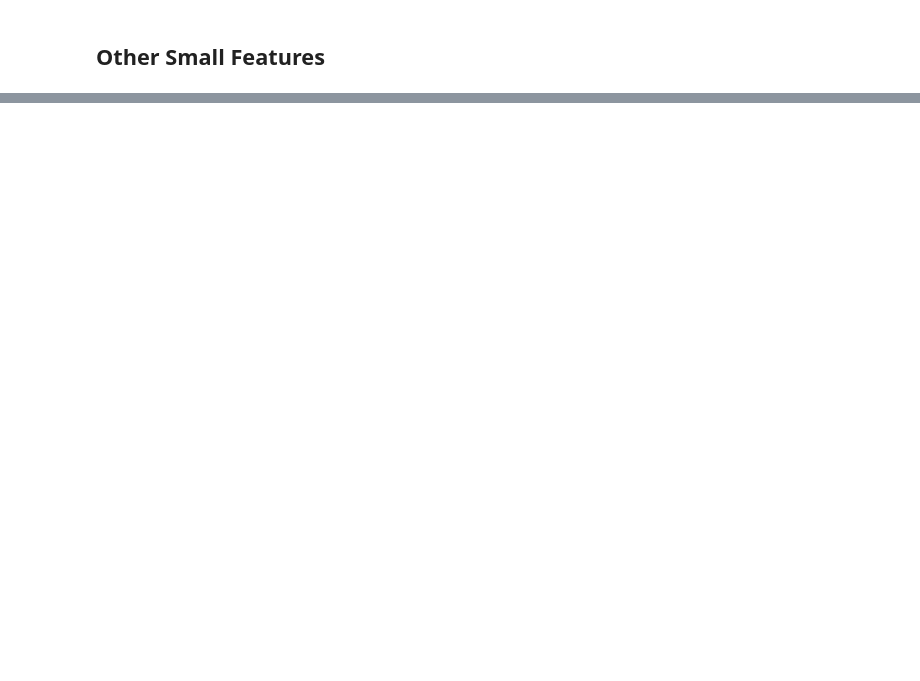
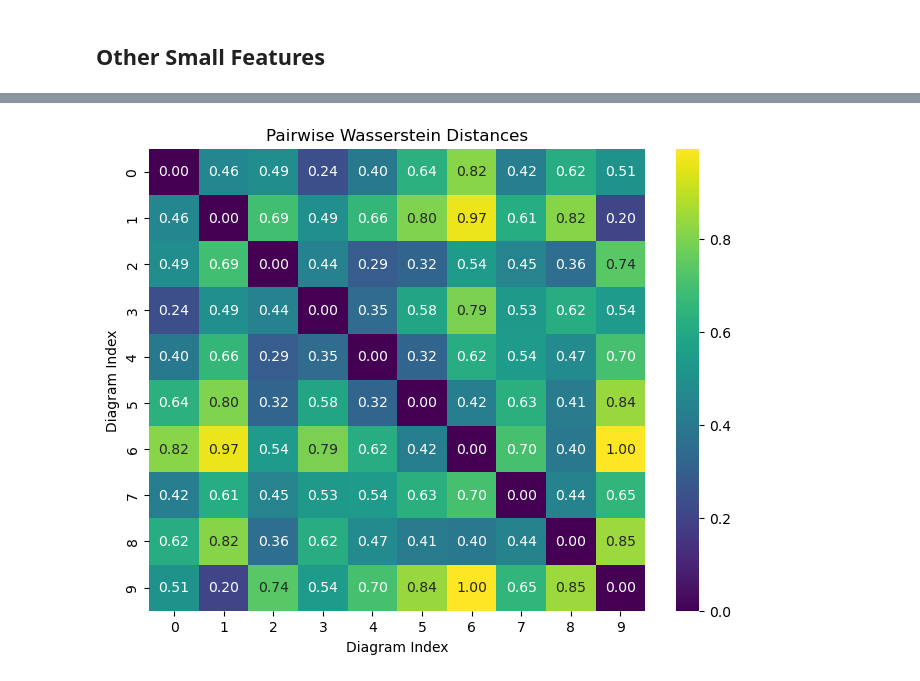
Before and after one commit to ilgazca/Parkinson-EEG-with-TDA, a Jupyter notebook: EEG_TDA_Pipeline.ipynb, the cells around one changed output, grey strips where cells are left out. Saved outputs shown, nothing was run; the diff lists cells and outputs as text; code cells hidden in the pictures; blank space fills up the shorter version.

Commit message:
Added other representations and features. Done scaling and distance calculation on PDs.

```diff
--- a/EEG_TDA_Pipeline.ipynb
+++ b/EEG_TDA_Pipeline.ipynb
@@ -421,0 +325,18 @@ fig.show()
+# %%
+import pickle
+
+# Define file paths
+left_diagrams_path = "./Saved_Data/left_diagrams.pkl"
+right_diagrams_path = "./Saved_Data/right_diagrams.pkl"
+
+# Load the diagrams
+try:
+    with open(left_diagrams_path, "rb") as f:
+        left_diagrams = pickle.load(f)
+    print(f"Loaded left_diagrams from {left_diagrams_path}")
+
+    with open(right_diagrams_path, "rb") as f:
+        right_diagrams = pickle.load(f)
+    print(f"Loaded right_diagrams from {right_diagrams_path}")
+except FileNotFoundError:
+    print("One or both diagram files not found. Please ensure they have been saved.")
@@ -499,0 +421,20 @@ right_sm_features = [extract_features(slice, homology_dimensions=homology_dims,
+# %%
+# Extract all 10 diagrams (squeeze out the singleton dimension)
+all_diagrams = [left_diagrams[i][0] for i in range(len(left_diagrams))]
+
+# Pad them correctly
+diagrams_array = pad_diagrams(all_diagrams)
+
+print(f"Number of diagrams: {len(all_diagrams)}")
+print(f"Padded array shape: {diagrams_array.shape}")
+
+# Scale/normalize
+scaler = Scaler(metric='wasserstein')  # or try 'landscape', 'silhouette'
+diagrams_scaled = scaler.fit_transform(diagrams_array)
+
+# Compute all pairwise distances
+pwise_dist = PairwiseDistance(metric="wasserstein")
+dist_mx = pwise_dist.fit_transform(diagrams_scaled)
+
+print(f"Distance matrix shape: {dist_mx.shape}")
+print(f"Distance matrix:\n{dist_mx}")
@@ -499,0 +459,9 @@ right_sm_features = [extract_features(slice, homology_dimensions=homology_dims,
+# %%
+plt.figure(figsize=(8, 6))
+sns.heatmap(dist_mx, annot=True, fmt='.2f', cmap='viridis')
+plt.title('Pairwise Wasserstein Distances')
+plt.xlabel('Diagram Index')
+plt.ylabel('Diagram Index')
+plt.show()
+# %% [output]
+[figure, added]
```
Also changed, not shown: parts of 34 cells of this notebook, 1 other file.
